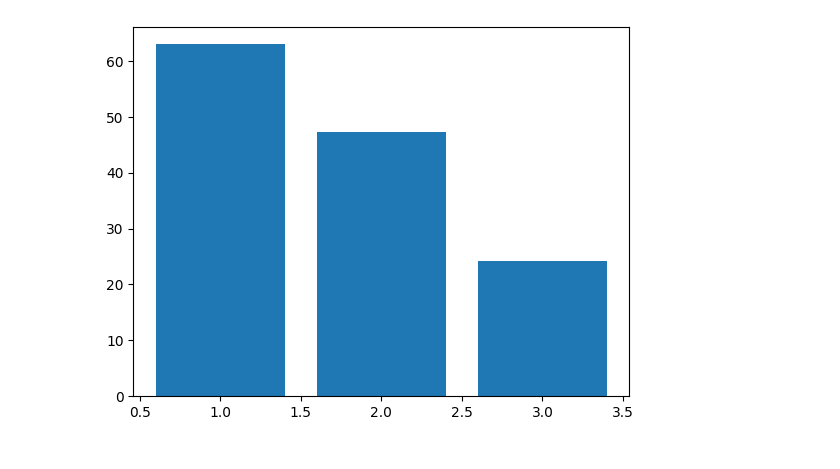
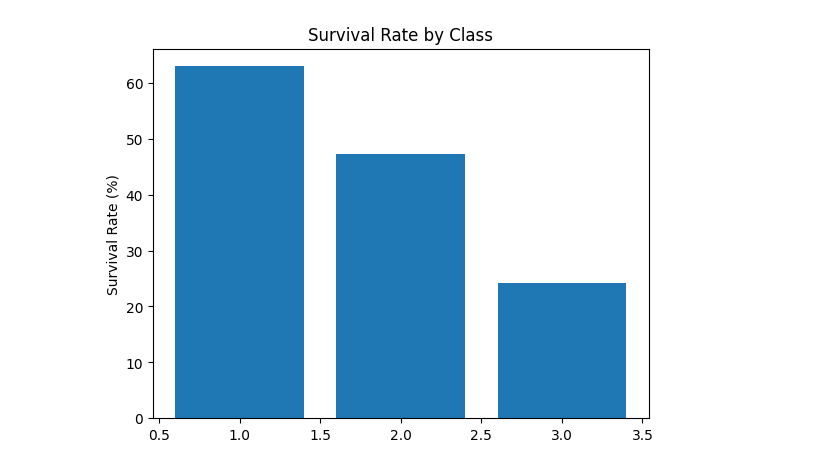
Before and after one commit to TEN-jpg/pandas-eda-titanic, a Jupyter notebook: pandas_step1.ipynb, the cells around one changed output. Cells and saved outputs as stored; diff of their text form; code cells hidden in the pictures.

```diff
--- a/pandas_step1.ipynb
+++ b/pandas_step1.ipynb
@@ -87,5 +89,7 @@ plt.show()
-# %%
-plt.bar(class_survival.index, class_survival.values)
-plt.show()
-# %% [output]
-[figure, removed]
+# %%
+plt.bar(class_survival.index, class_survival.values)
+plt.ylabel("Survival Rate (%)")
+plt.title("Survival Rate by Class")
+plt.show()
+# %% [output]
+[figure, added]
```
Also changed, not shown: parts of 7 cells of this notebook.
